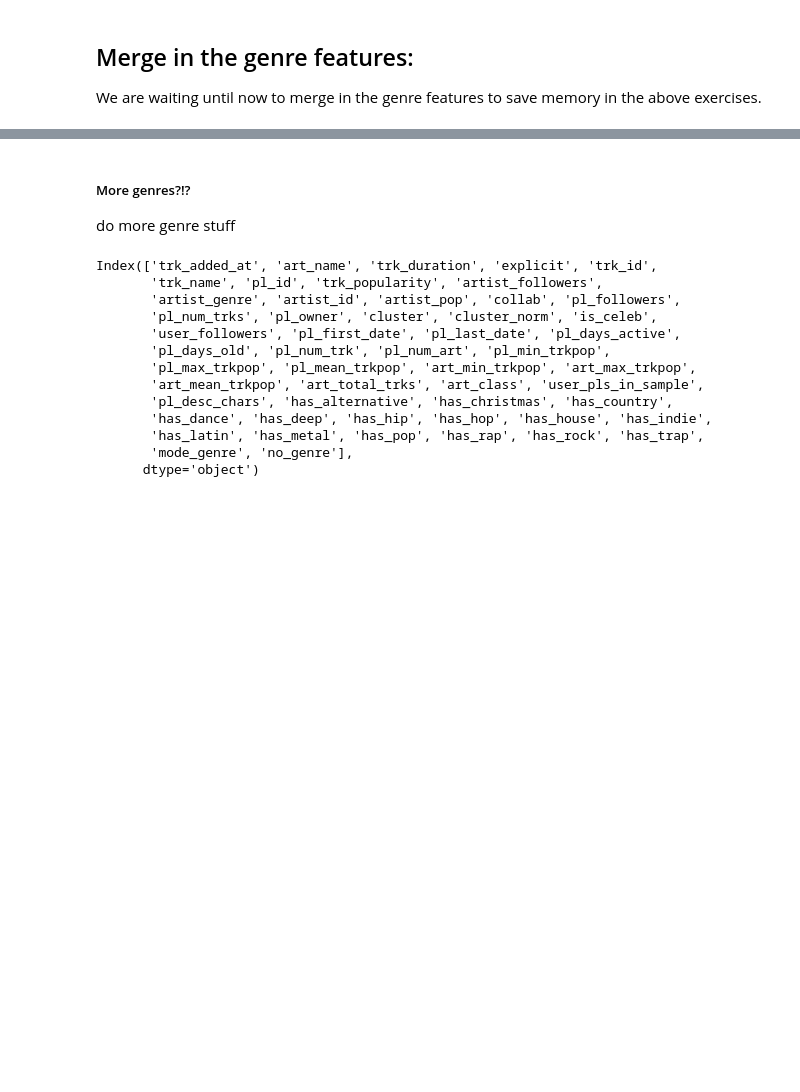
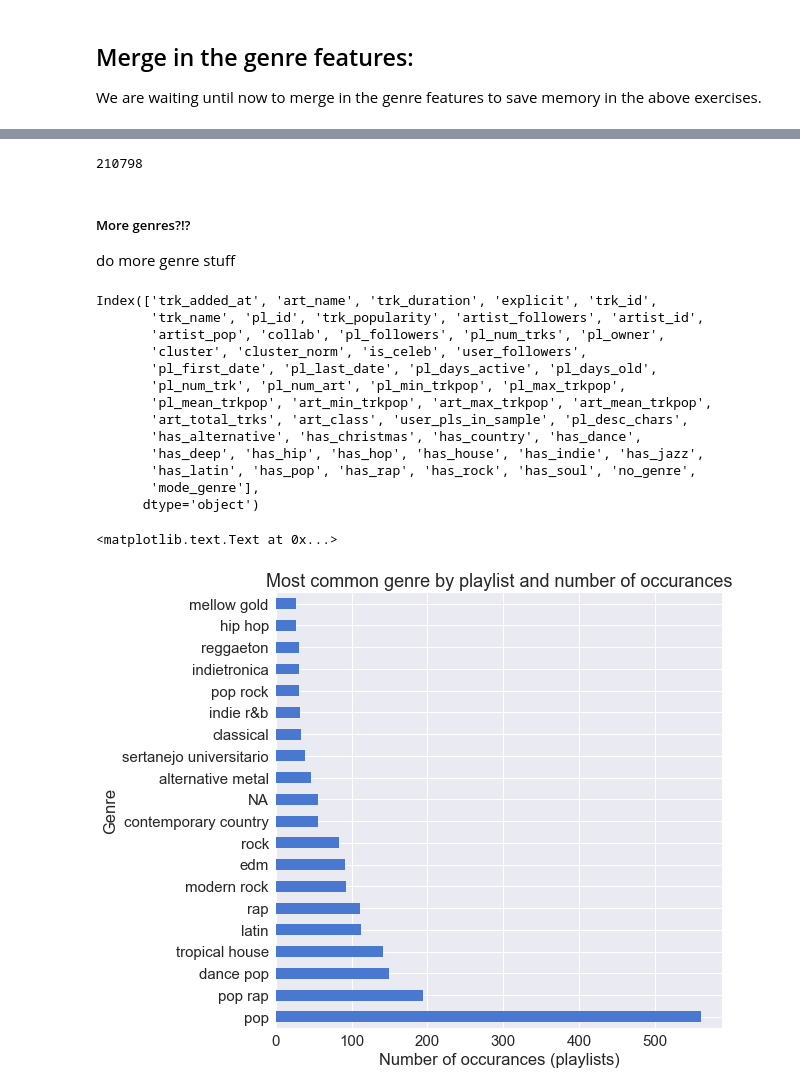
Before and after one commit to ac209-project/ac209-project, a Jupyter notebook: cs109a_final_project.ipynb, the cells around one changed output, grey strips where cells are left out. Cells and saved outputs as stored; diff of their text form; code cells hidden in the pictures; blank space fills up the shorter version.

Commit message:
add corrected genre features by track and plist

```diff
--- a/cs109a_final_project.ipynb
+++ b/cs109a_final_project.ipynb
@@ -235,6 +251,12 @@ We are waiting until now to merge in the genre features to save memory in the ab
 # %%
-genre_features = pd.read_json('data/genre_features.json',compression='gzip')
-df_full = pd.merge(df_trk,genre_features,how='left',on='pl_id')
+# genre_features = pd.read_hdf('data/genre_features.h5','table')
+# df_full = pd.merge(df_trk,genre_features,how='left',on=['trk_id','pl_id'])
+df_full = utils.join_genre_features(df_trk)
+df_full = df_full.drop('artist_genre',axis=1)
+# %%
+len(df_full)
+# %% [output]
+210798
 # %% [markdown]
 ##### More genres?!?
 
@@ -247,15 +265,25 @@ len(df_full['mode_genre'].unique())
 df_full.columns
 # %% [output]
 Index(['trk_added_at', 'art_name', 'trk_duration', 'explicit', 'trk_id',
-       'trk_name', 'pl_id', 'trk_popularity', 'artist_followers',
-       'artist_genre', 'artist_id', 'artist_pop', 'collab', 'pl_followers',
-       'pl_num_trks', 'pl_owner', 'cluster', 'cluster_norm', 'is_celeb',
-       'user_followers', 'pl_first_date', 'pl_last_date', 'pl_days_active',
-       'pl_days_old', 'pl_num_trk', 'pl_num_art', 'pl_min_trkpop',
-       'pl_max_trkpop', 'pl_mean_trkpop', 'art_min_trkpop', 'art_max_trkpop',
-       'art_mean_trkpop', 'art_total_trks', 'art_class', 'user_pls_in_sample',
-       'pl_desc_chars', 'has_alternative', 'has_christmas', 'has_country',
-       'has_dance', 'has_deep', 'has_hip', 'has_hop', 'has_house', 'has_indie',
-       'has_latin', 'has_metal', 'has_pop', 'has_rap', 'has_rock', 'has_trap',
-       'mode_genre', 'no_genre'],
+       'trk_name', 'pl_id', 'trk_popularity', 'artist_followers', 'artist_id',
+       'artist_pop', 'collab', 'pl_followers', 'pl_num_trks', 'pl_owner',
+       'cluster', 'cluster_norm', 'is_celeb', 'user_followers',
+       'pl_first_date', 'pl_last_date', 'pl_days_active', 'pl_days_old',
+       'pl_num_trk', 'pl_num_art', 'pl_min_trkpop', 'pl_max_trkpop',
+       'pl_mean_trkpop', 'art_min_trkpop', 'art_max_trkpop', 'art_mean_trkpop',
+       'art_total_trks', 'art_class', 'user_pls_in_sample', 'pl_desc_chars',
+       'has_alternative', 'has_christmas', 'has_country', 'has_dance',
+       'has_deep', 'has_hip', 'has_hop', 'has_house', 'has_indie', 'has_jazz',
+       'has_latin', 'has_pop', 'has_rap', 'has_rock', 'has_soul', 'no_genre',
+       'mode_genre'],
       dtype='object')
+# %%
+fig, ax = plt.subplots(figsize=(8,8))
+
+df_full[['pl_id','mode_genre']].drop_duplicates()['mode_genre'].value_counts()[:20].plot(kind='barh',color='b',ax=ax)
+ax.set_title('Most common genre by playlist and number of occurances')
+ax.set_xlabel('Number of occurances (playlists)')
+ax.set_ylabel('Genre')
+# %% [output]
+<matplotlib.text.Text at 0x...>
+[figure, added]
```
Also changed, not shown: parts of 14 cells of this notebook, 6 other files.
